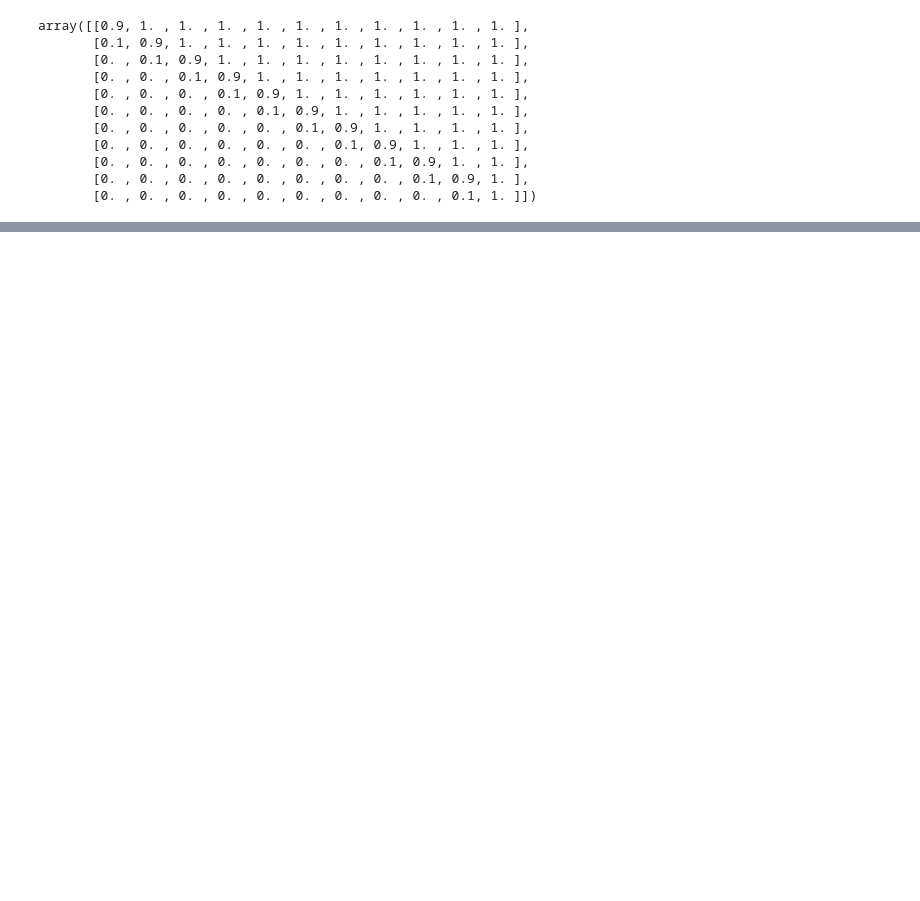
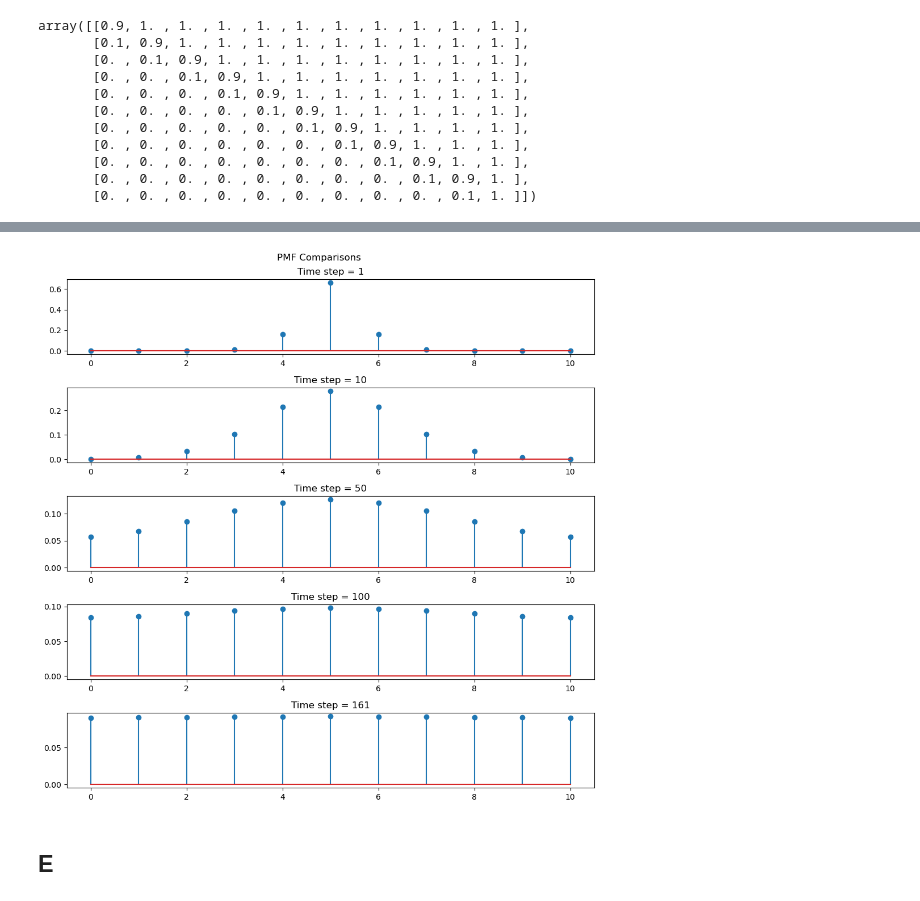
Before and after one commit to Sorin-Jayaweera/dsp_hw7, a Jupyter notebook: hw7.ipynb, the cells around one changed output, grey strips where cells are left out. Saved outputs shown, nothing was run; the diff lists cells and outputs as text; code cells hidden in the pictures; blank space fills up the shorter version.

```diff
--- a/hw7.ipynb
+++ b/hw7.ipynb
@@ -58,7 +65,7 @@ numtimesteps = 50
 # %%
 
 posarr = np.zeros([numexperiments,numtimesteps])
-posarr[:,0] = 1
+posarr[:,0] = 5
 
 for experiment in range(numexperiments):
     rand = rnd.uniform(low=0,high=1,size=numtimesteps)
@@ -80,0 +186,25 @@ Text(0.5, 0.98, '10 Random walks')
+# %%
+gooddiff = False
+
+stepsaway = 1000
+threshold = 0.001
+minval = 1
+
+timestepsarr = [1,10,50,100,161]
+
+fig, ax = plt.subplots(len(timestepsarr),figsize=(10,10))
+for i in range(len(timestepsarr)):
+
+    pow = matrixpower(statetransitions,timestepsarr[i])
+    ax[i].stem(pow[5,:])
+
+    ax[i].set_title("Time step = " + str(timestepsarr[i]))
+fig.suptitle("PMF Comparisons")
+
+# ax.set_ylim(0,1)
+
+fig.tight_layout()
+# %% [output]
+[figure, added]
+# %% [markdown]
+## E
```
Also changed, not shown: parts of 24 cells of this notebook.
